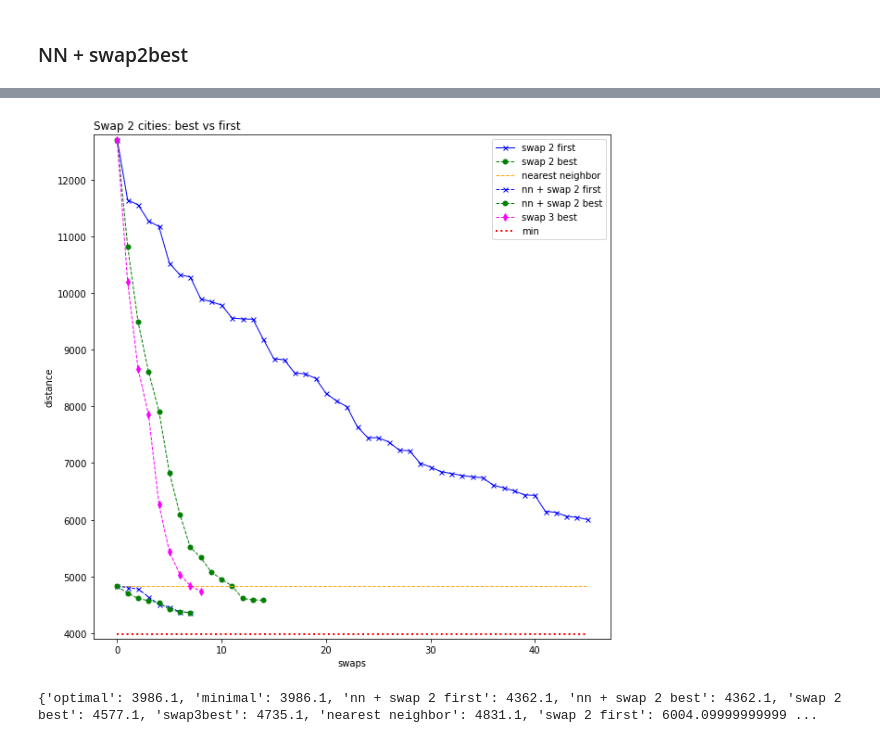
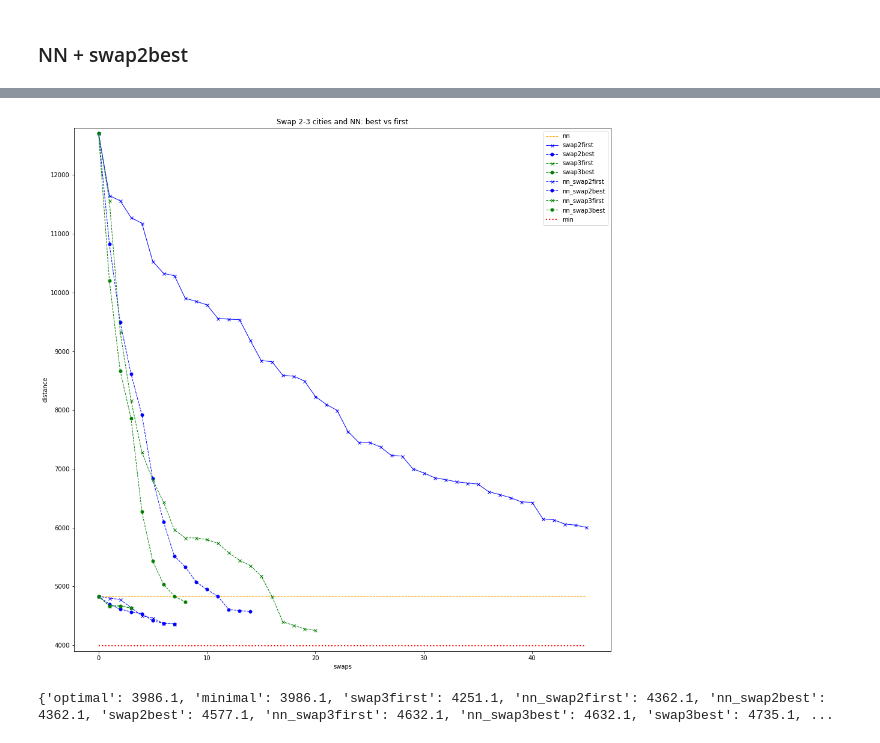
Before and after one commit to ysereda/Traveling_Salesman, a Jupyter notebook: Traveling_Salesman.ipynb, the cells around one changed output, grey strips where cells are left out. Drawn from its saved outputs; the diff is of its cells as text; code cells hidden in the pictures.

```diff
--- a/Traveling_Salesman.ipynb
+++ b/Traveling_Salesman.ipynb
@@ -489,0 +600,10 @@ Distance = 4577.1
+# %%
+init(); dm=[d_min]; i=[0]; j=[0]; k=[0]; dr=[0];
+while swap3best():
+    dm.append(d_min)
+    i.append(i_opt); j.append(j_opt); k.append(k_opt); dr.append(dr_min)
+d_swap3best = dm
+print("d_swap3best =",dm)
+plt.figure(1, figsize=(10,10))
+plt.plot(dm)
+ver(r)
@@ -541,0 +679,10 @@ Distance = 4362.1
+# %%
+r = r_nn[:]; d_min=d_nn; dm=[d_nn]; i=[0]; j=[0]; k=[0]; dr=[0];
+while swap3first():
+    dm.append(d_min)
+    i.append(i_opt); j.append(j_opt); k.append(k_opt); dr.append(dr_min)
+d_nn_swap3first = dm
+print("d_nn_swap3first =",dm)
+ver(r)
+plt.figure(1, figsize=(10,10))
+plt.plot(dm)
@@ -544,11 +701,11 @@ Distance = 4362.1
 # %%
-init(); dm=[d_min]; i=[0]; j=[0]; k=[0]; dr=[0];
+r = r_nn[:]; d_min=d_nn; dm=[d_nn]; i=[0]; j=[0]; k=[0]; dr=[0];
 while swap3best():
     dm.append(d_min)
     i.append(i_opt); j.append(j_opt); k.append(k_opt); dr.append(dr_min)
-d_swap3best = dm
-print("d_swap3best =",dm)
+d_nn_swap3best = dm
+print("d_nn_swap3best =",dm)
+ver(r)
 plt.figure(1, figsize=(10,10))
 plt.plot(dm)
-ver(r)
 # %% [output]
@@ -569,31 +721,37 @@ Distance = 4735.1
 # %%
-plt.figure(1, figsize=(10,10))
-plt.title('Swap 2 cities: best vs first', loc='left')
+plt.figure(1, figsize=(16,16))
+plt.title('Swap 2-3 cities and NN: best vs first', loc='center')
+plt.plot(np.array([d_nn]*len(d_swap2first)), color='orange', linestyle='dashed', linewidth=1)
 plt.plot(d_swap2first, color='blue', marker='x', linestyle='solid', linewidth=1, markersize=5)
-plt.plot(d_swap2best, color='green', marker='o', linestyle='dashed', linewidth=1, markersize=5)
-plt.plot(np.array([d_nn]*len(d_swap2first)), color='orange', linestyle='dashed', linewidth=1)
+plt.plot(d_swap2best, color='blue', marker='o', linestyle='dashed', linewidth=1, markersize=5)
+plt.plot(d_swap3first, color='green', marker='x', linestyle='dashed', linewidth=1, markersize=5)
+plt.plot(d_swap3best, color='green', marker='o', linestyle='dashed', linewidth=1, markersize=5)
 plt.plot(d_nn_swap2first, color='blue', marker='x', linestyle='dashed', linewidth=1, markersize=5)
-plt.plot(d_nn_swap2best, color='green', marker='o', linestyle='dashed', linewidth=1, markersize=5)
-plt.plot(d_swap3best, color='magenta', marker='d', linestyle='dashed', linewidth=1, markersize=5)
+plt.plot(d_nn_swap2best, color='blue', marker='o', linestyle='dashed', linewidth=1, markersize=5)
+plt.plot(d_nn_swap3first, color='green', marker='x', linestyle='dashed', linewidth=1, markersize=5)
+plt.plot(d_nn_swap3best, color='green', marker='o', linestyle='dashed', linewidth=1, markersize=5)
 plt.plot(np.array([d_minimal]*len(d_swap2first)), color='red', linestyle='dotted', linewidth=2)
 plt.xlabel("swaps")
 plt.ylabel("distance")
 plt.ylim([3900, 12800])
-plt.legend(["swap 2 first", "swap 2 best", "nearest neighbor", "nn + swap 2 first", "nn + swap 2 best", "swap 3 best", "min"])
+plt.legend(["nn", "swap2first", "swap2best", "swap3first", "swap3best", "nn_swap2first", "nn_swap2best", "nn_swap3first", "nn_swap3best", "min"])
 plt.show()
 # %% [output]
-[figure, old version]
+[figure, new version]
 # %%
-d_best = {"swap 2 first":d_swap2first[-1],
-         "swap 2 best":d_swap2best[-1],
-         "nearest neighbor":d_nn,
-         "nn + swap 2 first":d_nn_swap2first[-1],
-         "nn + swap 2 best":d_nn_swap2best[-1],
+d_best = {"nn":d_nn,
+          "swap2first":d_swap2first[-1],
+          "swap2best":d_swap2best[-1],
+          "swap3first":d_swap3first[-1],
           "swap3best":d_swap3best[-1],
-         "optimal":d_opt,
-         "minimal":d_minimal}
+          "nn_swap2first":d_nn_swap2first[-1],
+          "nn_swap2best":d_nn_swap2best[-1],
+          "nn_swap3first":d_nn_swap3first[-1],
+          "nn_swap3best":d_nn_swap3best[-1],
+          "optimal":d_opt,
+          "minimal":d_minimal}
 d_best = sorted(d_best.items(), key=lambda x:x[1])
 sortdict = dict(d_best)
 print(sortdict)
 # %% [output]
-{'optimal': 3986.1, 'minimal': 3986.1, 'nn + swap 2 first': 4362.1, 'nn + swap 2 best': 4362.1, 'swap 2 best': 4577.1, 'swap3best': 4735.1, 'nearest neighbor': 4831.1, 'swap 2 first': 6004.09999999999 ...
+{'optimal': 3986.1, 'minimal': 3986.1, 'swap3first': 4251.1, 'nn_swap2first': 4362.1, 'nn_swap2best': 4362.1, 'swap2best': 4577.1, 'nn_swap3first': 4632.1, 'nn_swap3best': 4632.1, 'swap3best': 4735.1, ...
```
Also changed, not shown: parts of 13 cells of this notebook, 1 other file.
